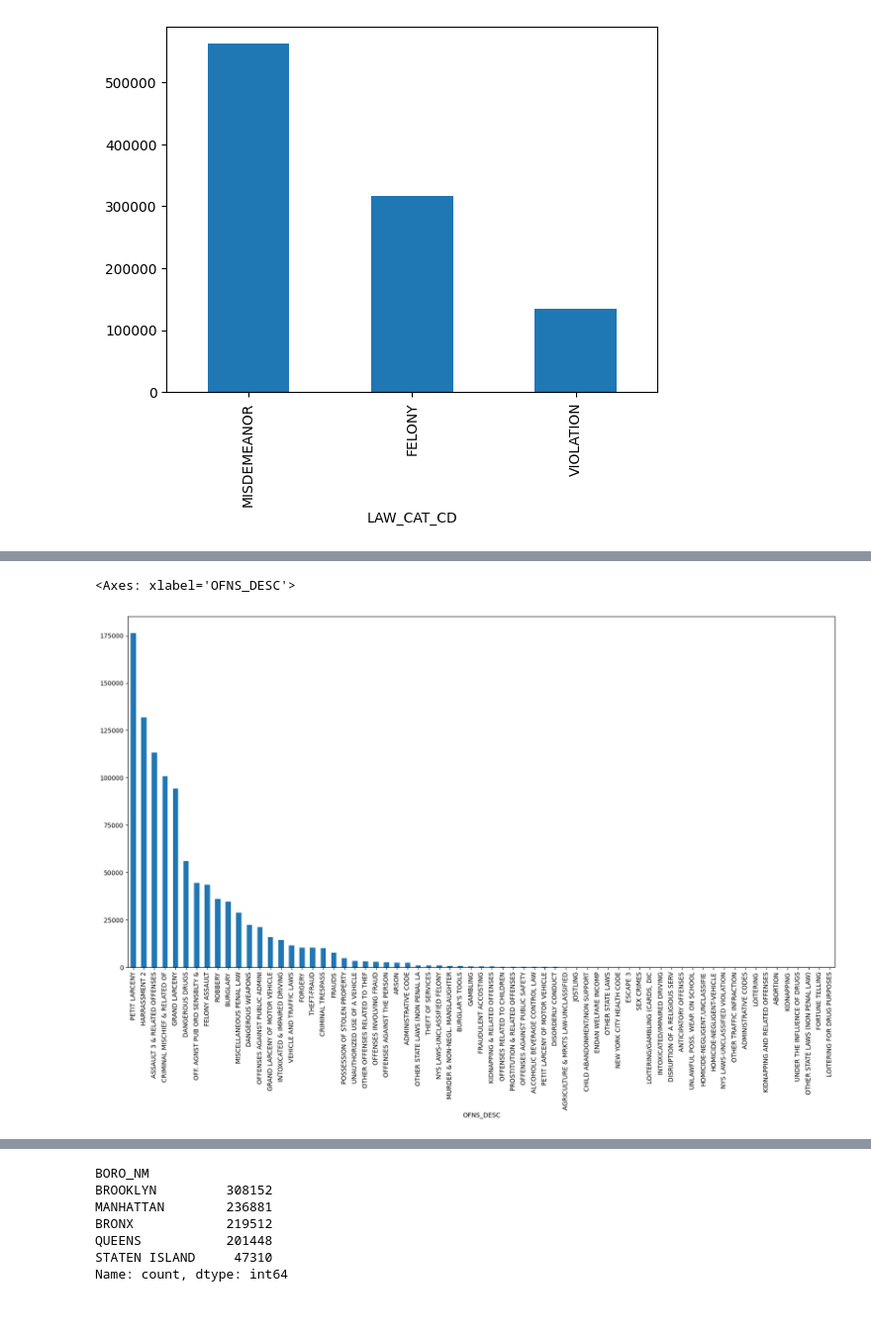
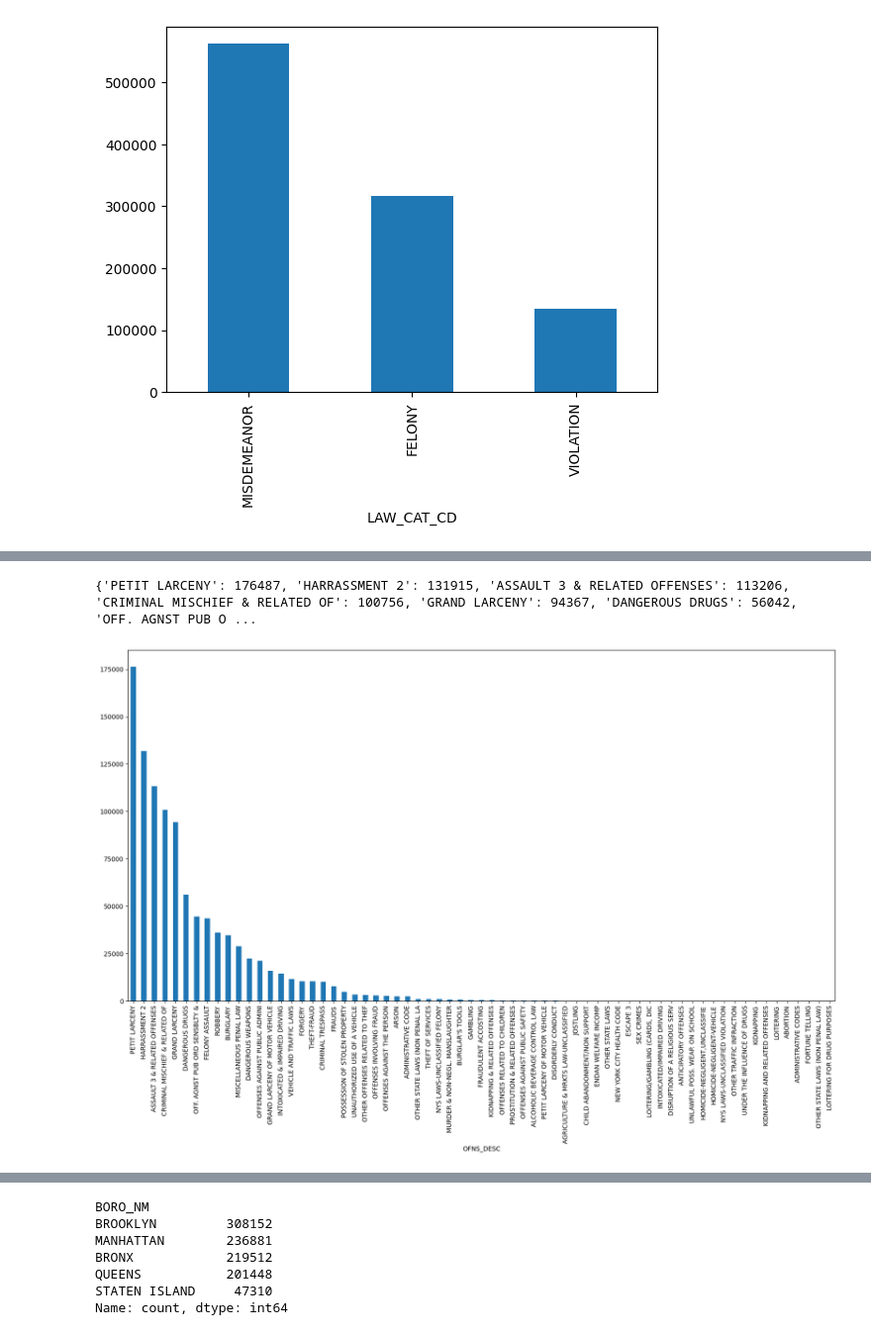
Before and after one commit to Sharad117/SpatioTemporal-crime-detection, a Jupyter notebook: preprocess.ipynb, the cells around one changed output, grey strips where cells are left out. Shown at 99% size. Drawn from its saved outputs; the diff is of its cells as text; code cells hidden in the pictures.

```diff
--- a/preprocess.ipynb
+++ b/preprocess.ipynb
@@ -180,6 +182,8 @@ LOITERING FOR DRUG PURPOSES              1
 Name: count, Length: 67, dtype: int64
 # %%
 data['OFNS_DESC'].value_counts().plot(kind='bar',figsize=(20,10))
+crime_counts = data['OFNS_DESC'].value_counts().to_dict()
+print(crime_counts)
 # %% [output]
-<Axes: xlabel='OFNS_DESC'>
+{'PETIT LARCENY': 176487, 'HARRASSMENT 2': 131915, 'ASSAULT 3 & RELATED OFFENSES': 113206, 'CRIMINAL MISCHIEF & RELATED OF': 100756, 'GRAND LARCENY': 94367, 'DANGEROUS DRUGS': 56042, 'OFF. AGNST PUB O ...
-[figure, old version]
+[figure, new version]
```
Also changed, not shown: parts of 46 cells of this notebook.
